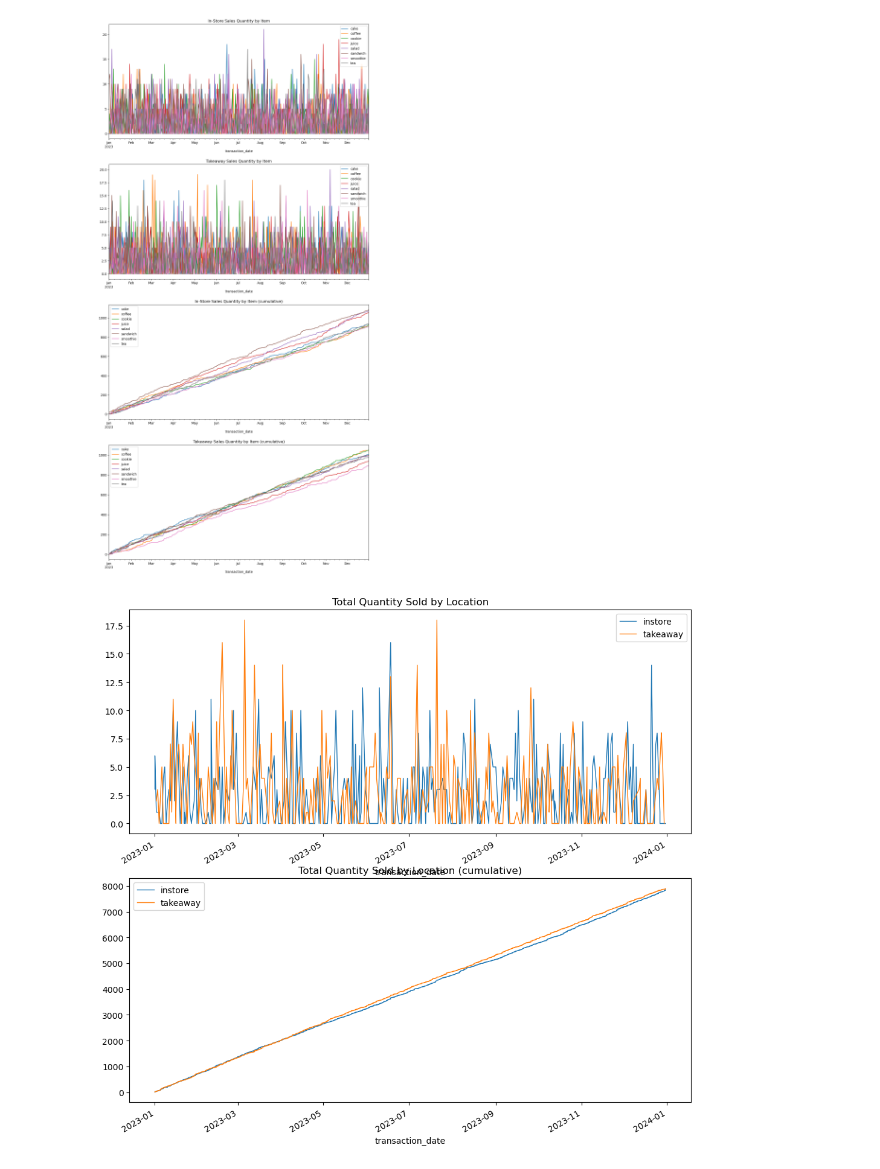
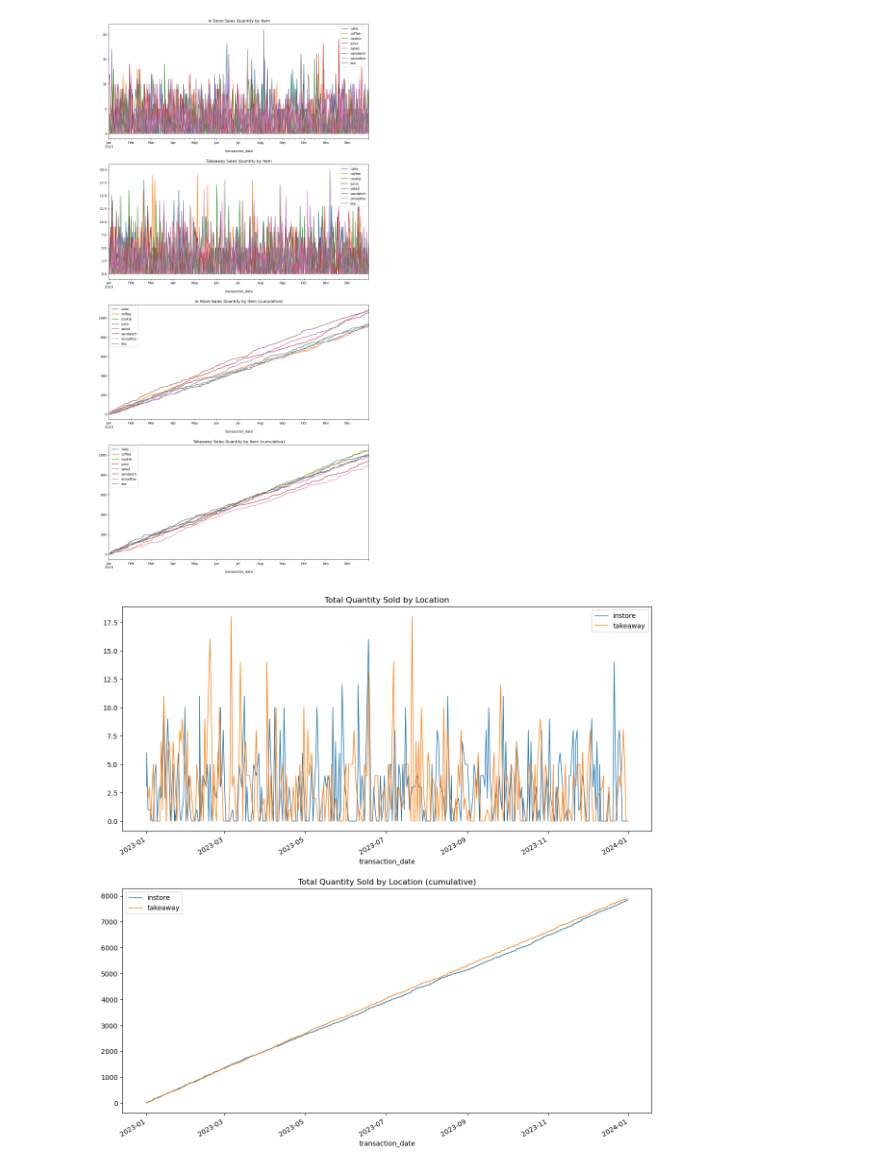
Before and after one commit to ltfyle/data_cleaning_timeseries_visualization_practice, a Jupyter notebook: Timeseries_Sales_Data_Cleaning_&_Visualization.ipynb, the cells around one changed output. Cells and saved outputs as stored; diff of their text form; code cells hidden in the pictures.

```diff
--- a/Timeseries_Sales_Data_Cleaning_&_Visualization.ipynb
+++ b/Timeseries_Sales_Data_Cleaning_&_Visualization.ipynb
@@ -319,24 +305,24 @@ plt.show()
 # %%
 # Better way to do it. Group by independent variables, subset by dependent variables
 # take every 10th index
 dataset = (df.reset_index()
            .groupby(['location','transaction_date', 'item'], as_index = False)[['quantity','total_spent']]
            .sum()
            .sort_values(by='transaction_date')
           )
 dataset['cumulative_quantity'] = dataset.groupby('location')['quantity'].cumsum()
 sample = dataset.iloc[::10]
 
 fig, ax = plt.subplots(2,1,figsize=(12,12))
 for key, data in sample.groupby('location'):
     data.plot('transaction_date','quantity', ax=ax[0], linewidth=1, label=key)
 
 for key, data in dataset.groupby('location'):
     data.plot('transaction_date','cumulative_quantity', ax=ax[1], linewidth=1, label=key)
 
 ax[0].set_title('Total Quantity Sold by Location')
 ax[1].set_title('Total Quantity Sold by Location (cumulative)')
-
+fig.tight_layout(pad=2.0)
 plt.show()
 # %% [output]
-[figure, old version]
+[figure, new version]
```
Also changed, not shown: parts of 4 cells of this notebook.
